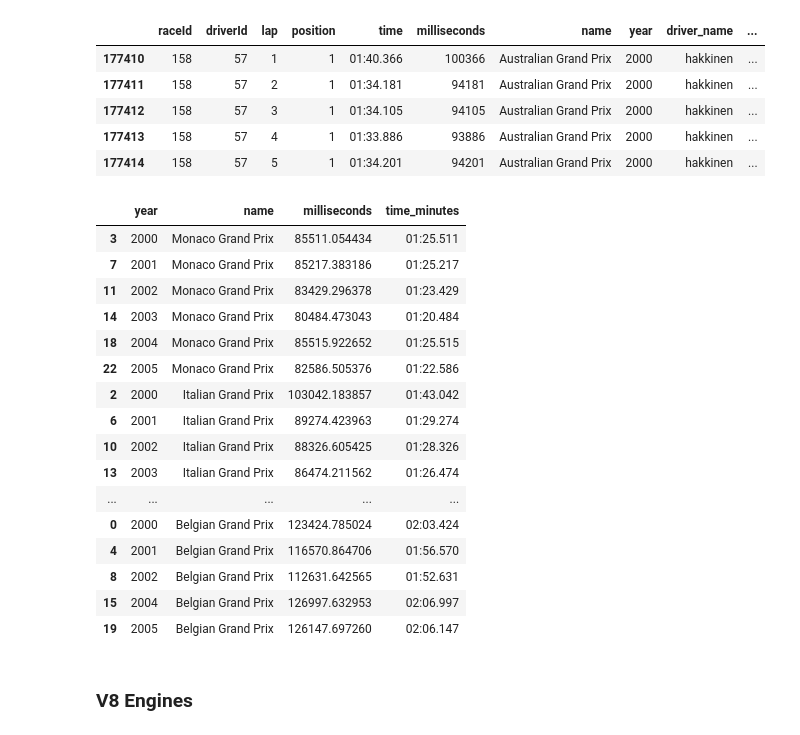
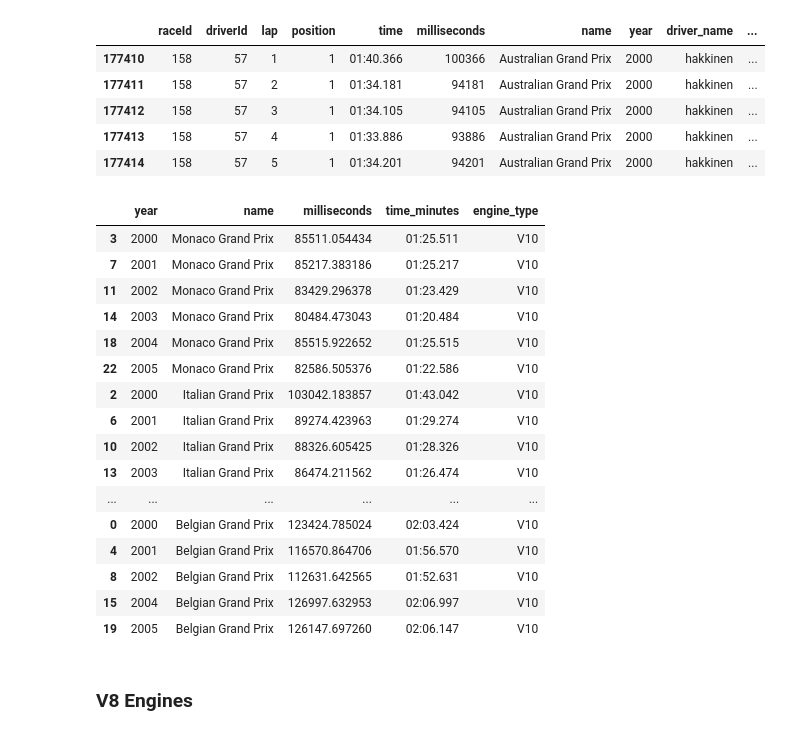
Before and after one commit to artthoufeelingitnow/F1-1950---2022-EDA, a Jupyter notebook: F1 Dataset (1950 - 2022 mid-season) EDA.ipynb, the cells around one changed output. Cells and saved outputs as stored; diff of their text form; code cells hidden in the pictures.

```diff
--- a/F1 Dataset (1950 - 2022 mid-season) EDA.ipynb
+++ b/F1 Dataset (1950 - 2022 mid-season) EDA.ipynb
@@ -2211,29 +2212,30 @@ laps_v10_engines_historic = laps_v10_engines.loc[(laps_v10_engines.name == "Ital
 # %%
 avg_times_tracks_yearly_v10 = laps_v10_engines_historic.groupby(["year", "name"], as_index=False).agg({"milliseconds": "mean"})
 avg_times_tracks_yearly_v10["time_minutes"] = pd.to_datetime(avg_times_tracks_yearly_v10["milliseconds"], unit="ms").dt.strftime('%M:%S.%f').str[:-3]
+avg_times_tracks_yearly_v10["engine_type"] = "V10"
 
 avg_times_tracks_yearly_v10 = avg_times_tracks_yearly_v10.sort_values(by=["name", "year"], ascending=[False, True])
 
 avg_times_tracks_yearly_v10
 #avg_times_tracks_yearly_v10.to_csv("working_datasets\\avg_times_tracks_yearly_v10.csv")
 # %% [output]
-|  | year | name | milliseconds | time_minutes |
-| 3 | 2000 | Monaco Grand Prix | 85511.054434 | 01:25.511 |
-| 7 | 2001 | Monaco Grand Prix | 85217.383186 | 01:25.217 |
-| 11 | 2002 | Monaco Grand Prix | 83429.296378 | 01:23.429 |
-| 14 | 2003 | Monaco Grand Prix | 80484.473043 | 01:20.484 |
-| 18 | 2004 | Monaco Grand Prix | 85515.922652 | 01:25.515 |
-| 22 | 2005 | Monaco Grand Prix | 82586.505376 | 01:22.586 |
-| 2 | 2000 | Italian Grand Prix | 103042.183857 | 01:43.042 |
-| 6 | 2001 | Italian Grand Prix | 89274.423963 | 01:29.274 |
-| 10 | 2002 | Italian Grand Prix | 88326.605425 | 01:28.326 |
-| 13 | 2003 | Italian Grand Prix | 86474.211562 | 01:26.474 |
-| ... | ... | ... | ... | ... |
-| 0 | 2000 | Belgian Grand Prix | 123424.785024 | 02:03.424 |
-| 4 | 2001 | Belgian Grand Prix | 116570.864706 | 01:56.570 |
-| 8 | 2002 | Belgian Grand Prix | 112631.642565 | 01:52.631 |
-| 15 | 2004 | Belgian Grand Prix | 126997.632953 | 02:06.997 |
-| 19 | 2005 | Belgian Grand Prix | 126147.697260 | 02:06.147 |
+|  | year | name | milliseconds | time_minutes | engine_type |
+| 3 | 2000 | Monaco Grand Prix | 85511.054434 | 01:25.511 | V10 |
+| 7 | 2001 | Monaco Grand Prix | 85217.383186 | 01:25.217 | V10 |
+| 11 | 2002 | Monaco Grand Prix | 83429.296378 | 01:23.429 | V10 |
+| 14 | 2003 | Monaco Grand Prix | 80484.473043 | 01:20.484 | V10 |
+| 18 | 2004 | Monaco Grand Prix | 85515.922652 | 01:25.515 | V10 |
+| 22 | 2005 | Monaco Grand Prix | 82586.505376 | 01:22.586 | V10 |
+| 2 | 2000 | Italian Grand Prix | 103042.183857 | 01:43.042 | V10 |
+| 6 | 2001 | Italian Grand Prix | 89274.423963 | 01:29.274 | V10 |
+| 10 | 2002 | Italian Grand Prix | 88326.605425 | 01:28.326 | V10 |
+| 13 | 2003 | Italian Grand Prix | 86474.211562 | 01:26.474 | V10 |
+| ... | ... | ... | ... | ... | ... |
+| 0 | 2000 | Belgian Grand Prix | 123424.785024 | 02:03.424 | V10 |
+| 4 | 2001 | Belgian Grand Prix | 116570.864706 | 01:56.570 | V10 |
+| 8 | 2002 | Belgian Grand Prix | 112631.642565 | 01:52.631 | V10 |
+| 15 | 2004 | Belgian Grand Prix | 126997.632953 | 02:06.997 | V10 |
+| 19 | 2005 | Belgian Grand Prix | 126147.697260 | 02:06.147 | V10 |
 # %% [markdown]
 ### V8 Engines
 # %%
```
Also changed, not shown: parts of 11 cells of this notebook, 11 other files.
